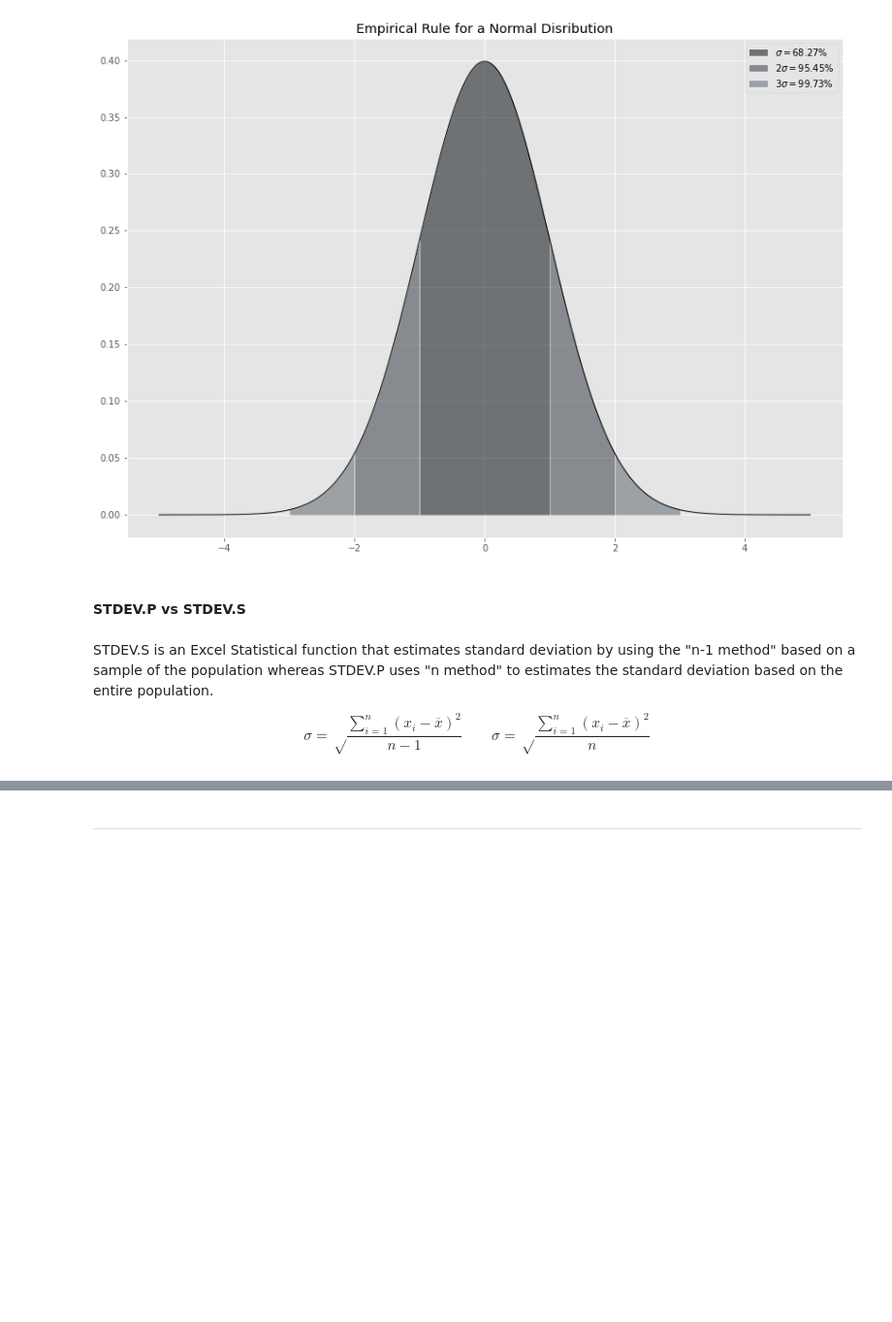
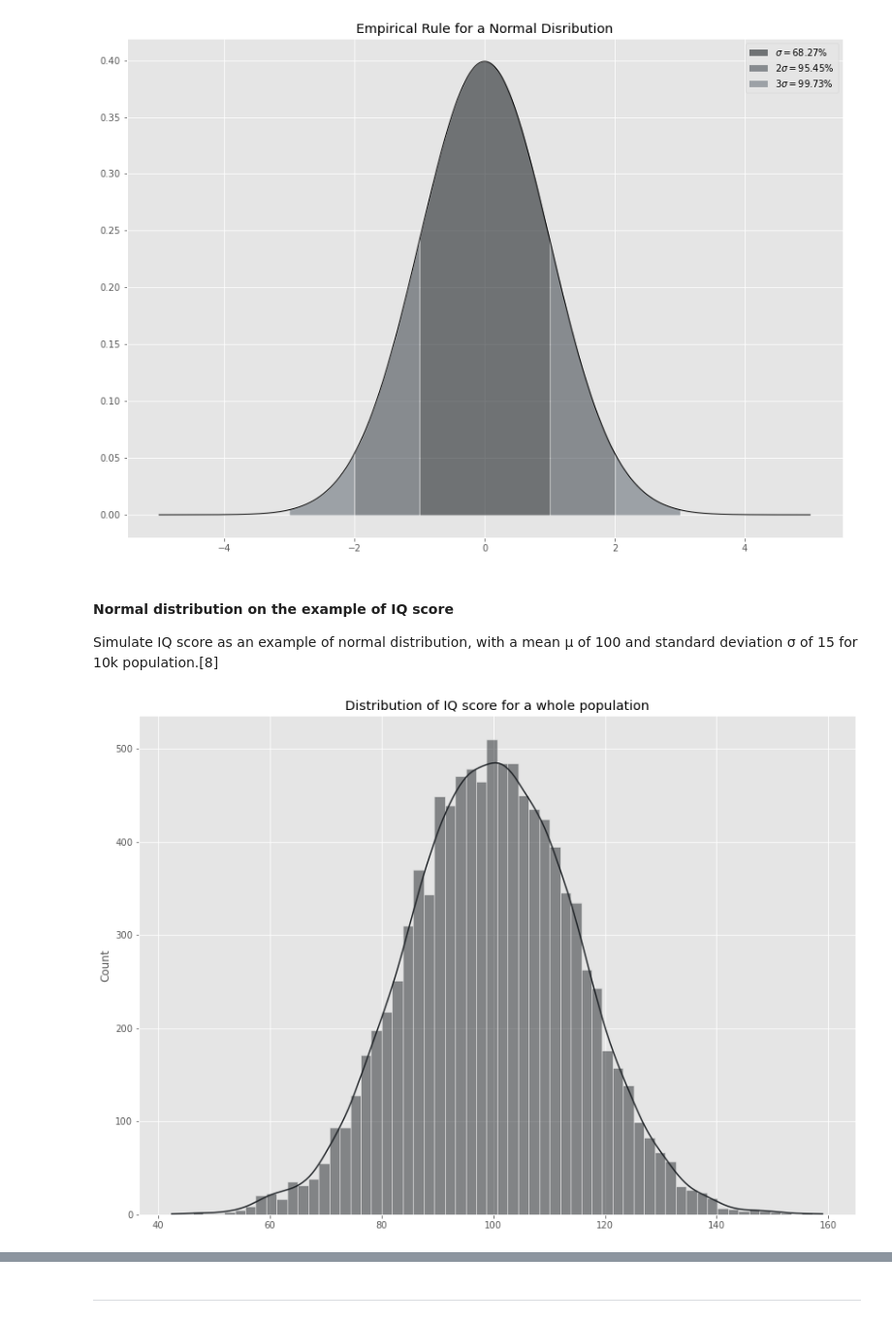
Before and after one commit to mizydorek/Machine-Learning-Tasks-2020, a Jupyter notebook: tasks.ipynb, the cells around one changed output, grey strips where cells are left out. Shown at 97% size. Drawn from its saved outputs; the diff is of its cells as text; code cells hidden in the pictures; blank space fills up the shorter version.

```diff
--- a/tasks.ipynb
+++ b/tasks.ipynb
@@ -286,6 +301,8 @@ import seaborn as sns
 %matplotlib inline
 plt.style.use('ggplot')
 plt.rcParams['figure.figsize'] = 14, 10
+# Construct a new Generator with the default BitGenerator (PCG64).
+rng = np.random.default_rng(1)
 # %%
 x = np.linspace(-5.0, 5.0, 1000)
 plt.fill(x, ss.norm.pdf(x, loc=0.0, scale=0.5), color='#212529', alpha=0.6, lw=1.0, label="$\sigma = 0.5$");
@@ -321,9 +338,16 @@ plt.title("Empirical Rule for a Normal Disribution")
 plt.legend();
 # %% [output]
 [figure]
-# %% [markdown]
-#### STDEV.P vs STDEV.S
-# %% [markdown]
-STDEV.S is an Excel Statistical function that estimates standard deviation by using the "n-1 method" based on a sample of the population whereas STDEV.P uses "n method" to estimates the standard deviation based on the entire population.
-
-$$ \sigma = \sqrt \frac {\sum_{i=1}^n(x_i - \overline x)^2} {n-1} \quad\quad \sigma = \sqrt \frac {\sum_{i=1}^n(x_i - \overline x)^2} {n} $$
+# %% [markdown]
+#### Normal distribution on the example of IQ score
+Simulate IQ score as an example of normal distribution, with a mean μ of 100 and standard deviation σ of 15 for 10k population.[8]
+# %%
+# Numpy normal function that draws random samples from the normal distribution
+# https://numpy.org/doc/stable/reference/random/generated/numpy.random.normal.html
+mu, sigma, size = 100, 15, 10000
+p = rng.normal(mu, sigma, size)
+# Draws hist plot of the population
+sns.histplot(p, kde=True, color='#212529');
+plt.title("Distribution of IQ score for a whole population");
+# %% [output]
+[figure, added]
```
Also changed, not shown: parts of 7 cells of this notebook.
